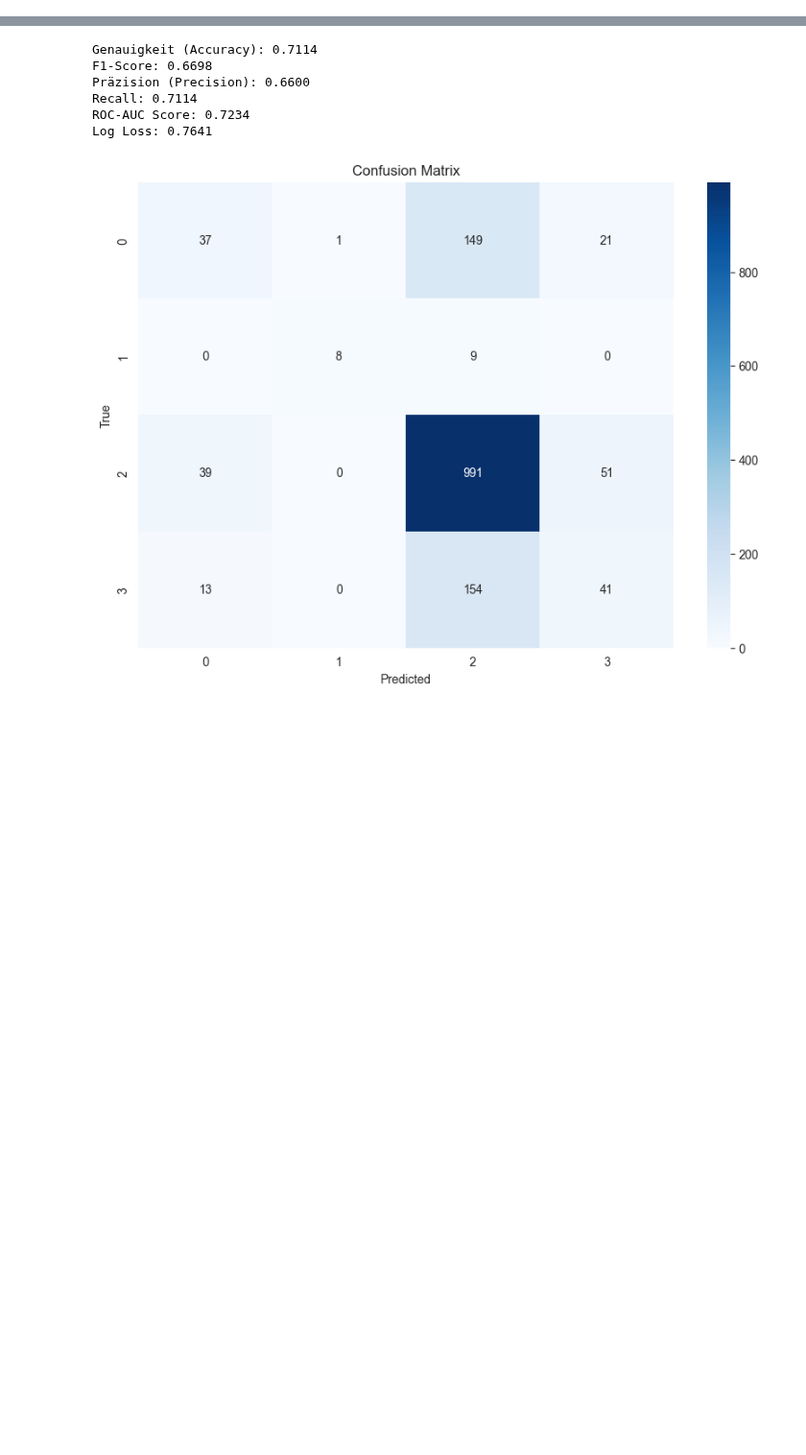
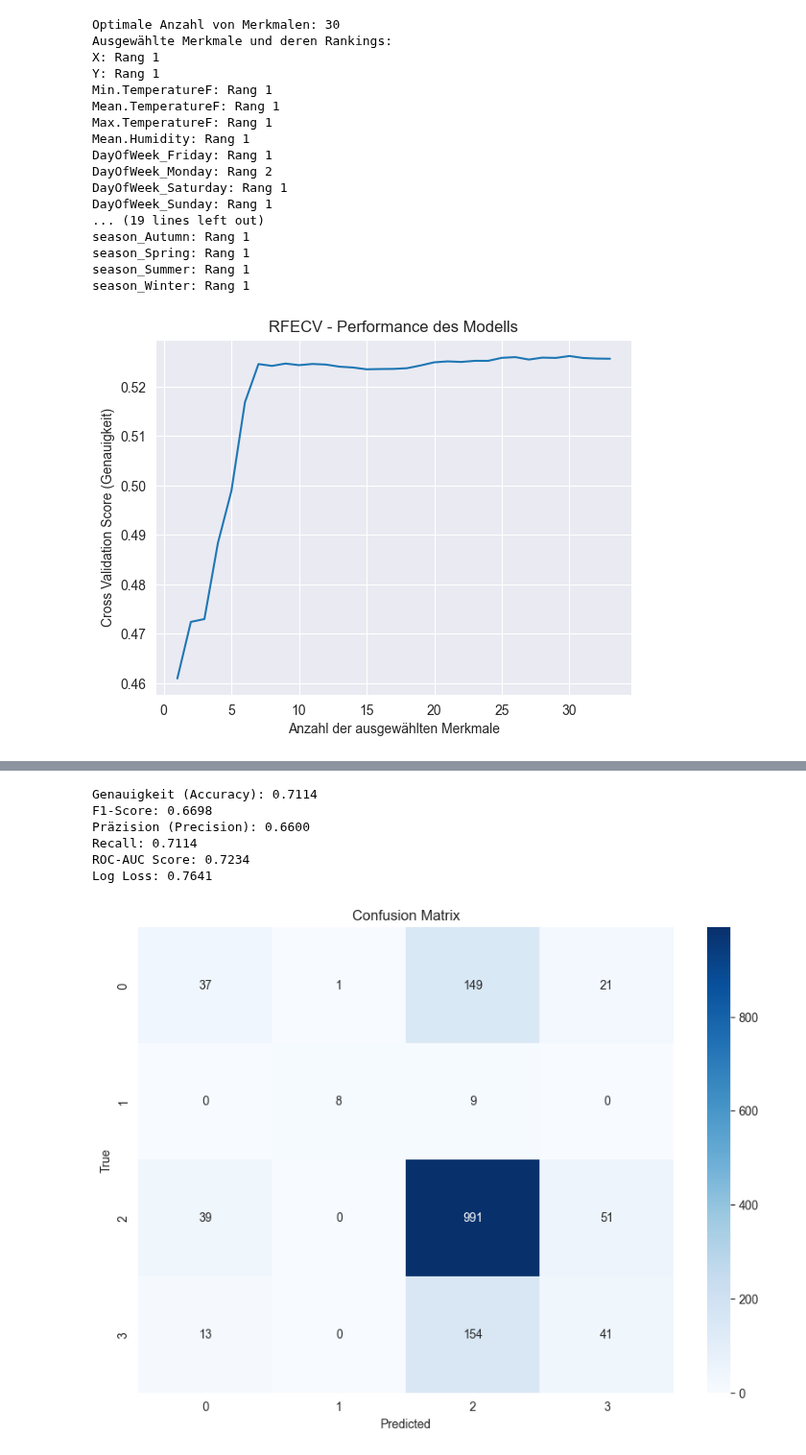
Before and after one commit to HassanAlhawari1998/SF-CrimePredict, a Jupyter notebook: Gradient Boosting XGBoost.ipynb, the cells around one changed output, grey strips where cells are left out. Shown at 96% size. Drawn from its saved outputs; the diff is of its cells as text; code cells hidden in the pictures; blank space fills up the shorter version.

Commit message:
add Recursive Feature Elimination add cross validation

```diff
--- a/Gradient Boosting XGBoost.ipynb
+++ b/Gradient Boosting XGBoost.ipynb
@@ -17,0 +26,57 @@ X_train, X_test, y_train, y_test, data, feature_columns, categorical_features,ta
+# %%
+#initialise coder and classifier
+xgb_clf = XGBClassifier(objective="multi:softprob",use_label_encoder=False, eval_metric='mlogloss')
+label_encoder = LabelEncoder()
+
+label_encoder.fit(y_train)
+#y_test = label_encoder.transform(y_test)
+y_train_encoded = label_encoder.transform(y_train)
+y_test_encoded = label_encoder.transform(y_test)
+# %%
+from sklearn.model_selection import StratifiedKFold, cross_validate
+from sklearn.feature_selection import RFECV
+import matplotlib.pyplot as plt
+# RFECV vorbereiten
+cv_strategy = StratifiedKFold(n_splits=4)
+rfecv = RFECV(estimator=xgb_clf, step=1, cv=cv_strategy, scoring='accuracy')
+
+# RFECV auf die Trainingsdaten anwenden
+rfecv.fit(X_train, y_train_encoded)
+
+# Ergebnisse der Feature-Selektion ausgeben
+print("Optimale Anzahl von Merkmalen: %d" % rfecv.n_features_)
+
+# Extrahieren der Merkmalsnamen basierend auf der Unterstützung durch RFECV
+selected_features = X_train.columns[rfecv.support_]
+
+# Ausgabe der ausgewählten Merkmalsnamen und deren Rankings
+print("Ausgewählte Merkmale und deren Rankings:")
+for rank, feature in zip(rfecv.ranking_, X_train.columns):
+    print(f"{feature}: Rang {rank}")
+
+# Plot zur Visualisierung
+plt.figure()
+plt.xlabel("Anzahl der ausgewählten Merkmale")
+plt.ylabel("Cross Validation Score (Genauigkeit)")
+plt.plot(range(1, len(rfecv.cv_results_['mean_test_score']) + 1), rfecv.cv_results_['mean_test_score'])
+plt.title('RFECV - Performance des Modells')
+plt.show()
+# %% [output]
+Optimale Anzahl von Merkmalen: 30
+Ausgewählte Merkmale und deren Rankings:
+X: Rang 1
+Y: Rang 1
+Min.TemperatureF: Rang 1
+Mean.TemperatureF: Rang 1
+Max.TemperatureF: Rang 1
+Mean.Humidity: Rang 1
+DayOfWeek_Friday: Rang 1
+DayOfWeek_Monday: Rang 2
+DayOfWeek_Saturday: Rang 1
+DayOfWeek_Sunday: Rang 1
+... (19 lines left out)
+season_Autumn: Rang 1
+season_Spring: Rang 1
+season_Summer: Rang 1
+season_Winter: Rang 1
+[figure, added]
```
Also changed, not shown: parts of 5 cells of this notebook.
